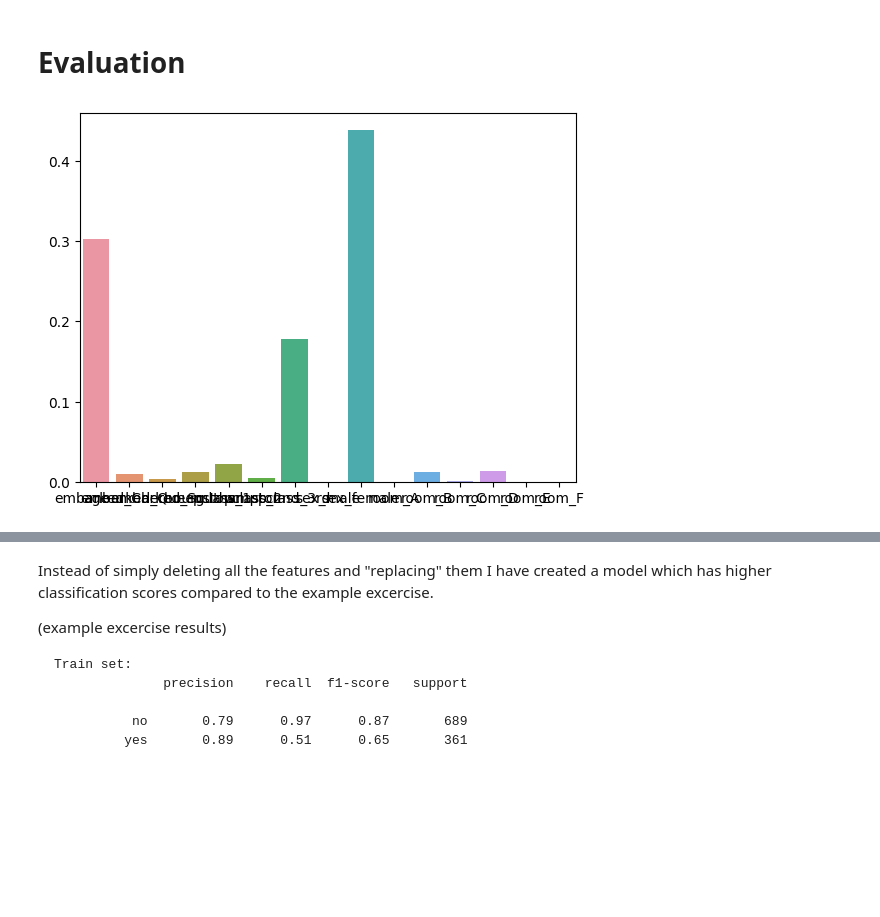
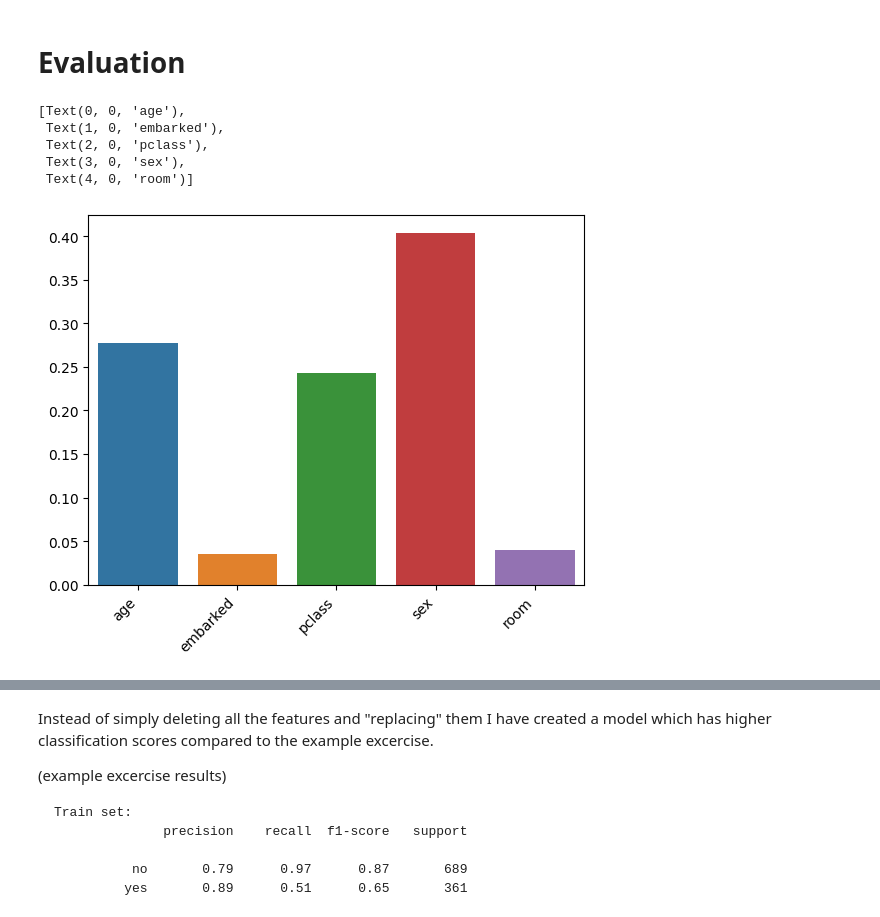
Before and after one commit to kerimcanguney/AI-Exercises, a Jupyter notebook: titanic/titanic 2.ipynb, the cells around one changed output, grey strips where cells are left out. Drawn from its saved outputs; the diff is of its cells as text; code cells hidden in the pictures; blank space fills up the shorter version.

```diff
--- a/titanic/titanic 2.ipynb
+++ b/titanic/titanic 2.ipynb
@@ -141,8 +160,7 @@ df= pandas.get_dummies(df, columns=['pclass'])
+# %%
+# df= pandas.get_dummies(df, columns=['pclass'])
+
+# set value manually, get dummies creates new collumns
+df["pclass"] = df["pclass"].map({"1st":1, "2nd":2, "3rd":3}).astype(int)
 # %% [markdown]
 sex is also important since it can attribute into cases where females are treated "better" increasing their survival odds. we can simply change this to a category as well.
-# %%
-df = pandas.get_dummies(df, columns=['sex'])
-
-df.info()
-
-df
@@ -179,0 +167,9 @@ memory usage: 38.6 KB
+# %%
+# df = pandas.get_dummies(df, columns=['sex'])
+
+# set value manually, get dummies creates new collumns
+df["sex"] = df["sex"].map({"male":0, "female":1}).astype(int)
+
+df.info()
+
+df
@@ -190,12 +213,10 @@ from this dataset we can see that just like the other example exercise that a lo
 # Phase 3 Predictions
 # %%
 features = 	["age",
-            "embarked_Cherbourg",	"embarked_Queenstown",	"embarked_Southampton",
-             "pclass_1st", "pclass_2nd", "pclass_3rd",
-
-             "sex_male","sex_female",
-
-             "room_A", "room_B", "room_C", "room_D", "room_E", "room_F"]
+            "embarked",
+             "pclass",
+             "sex",
+             "room",]
 target = "survived"
 
 X = df[features]
@@ -218,8 +239,14 @@ Accuracy: 0.7756653992395437
 # Evaluation
 # %%
 plot = seaborn.barplot(y=model.feature_importances_, x=features)
+plot.set_xticklabels(plot.get_xticklabels(), rotation=45, ha="right")
 # %% [output]
+[Text(0, 0, 'age'),
+ Text(1, 0, 'embarked'),
+ Text(2, 0, 'pclass'),
+ Text(3, 0, 'sex'),
+ Text(4, 0, 'room')]
-[figure, old version]
+[figure, new version]
 # %%
 target_names = ["no", "yes"]
 import matplotlib.pyplot as plt
```
Also changed, not shown: parts of 19 cells of this notebook, 1 other file.
